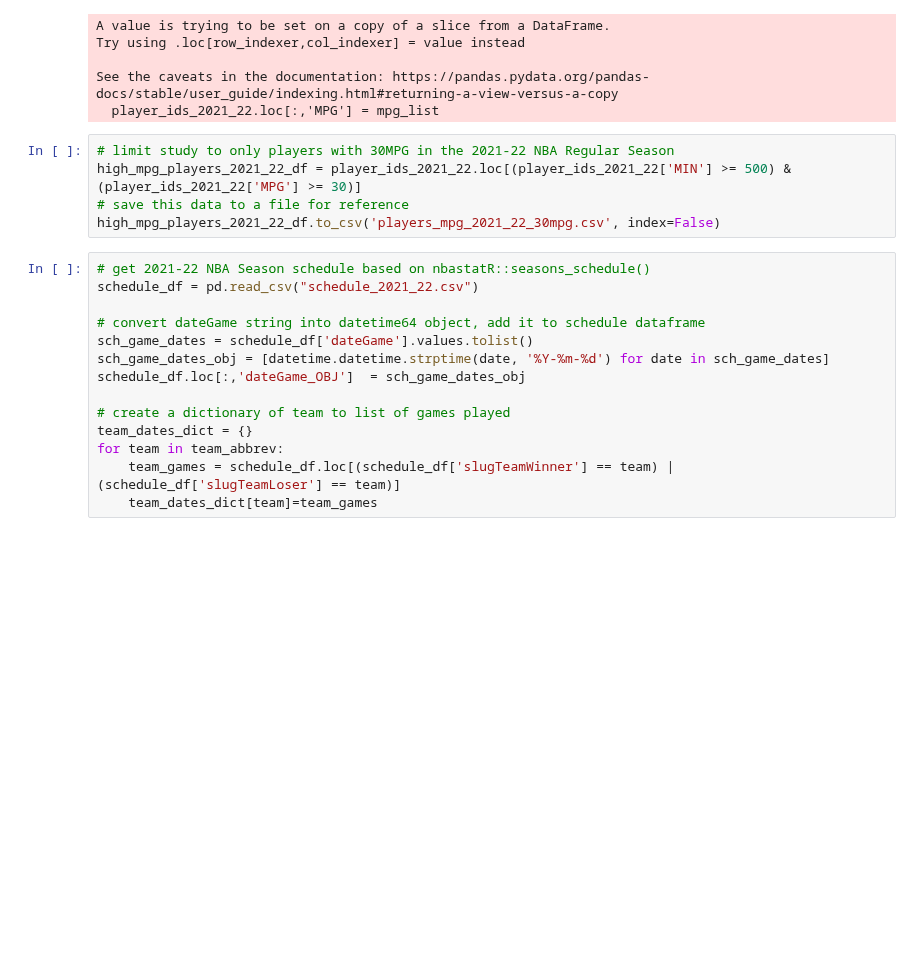
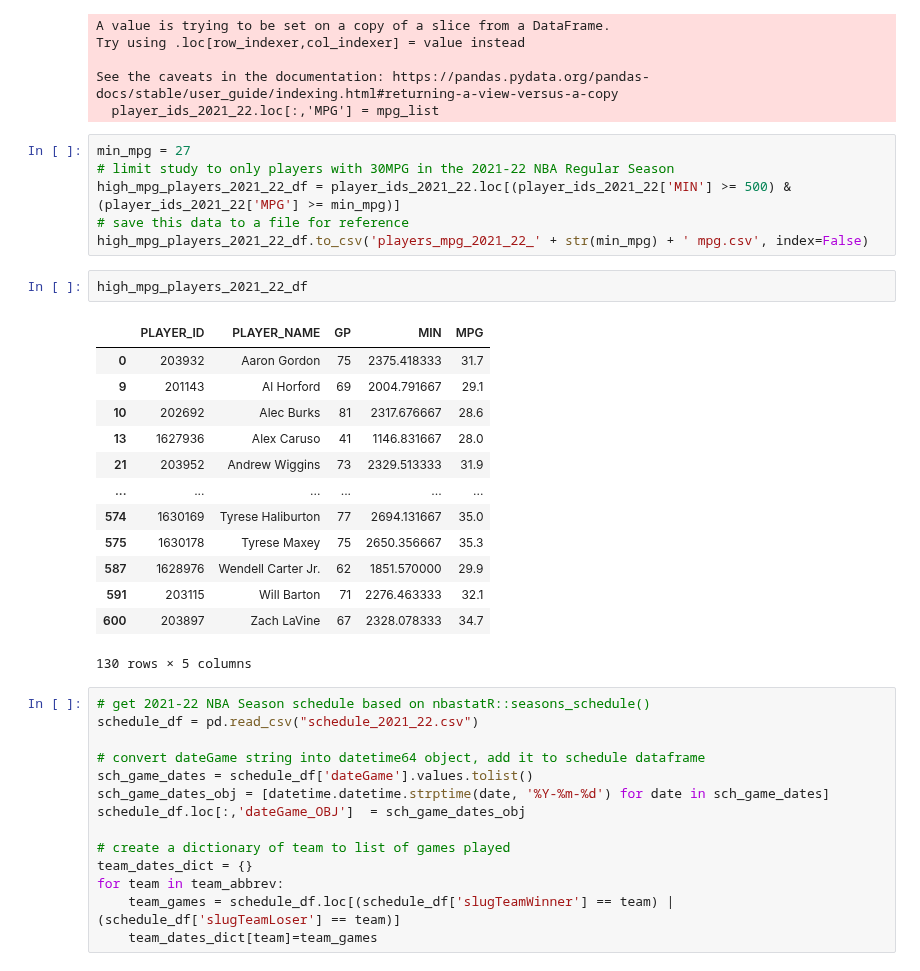
Before and after one commit to NadeemPatel2019/MSDS-456-final-project, a Jupyter notebook: nba_com_player_game_logs_injuries_2021-22.ipynb, the cells around one changed output. Saved outputs shown, nothing was run; the diff lists cells and outputs as text; blank space fills up the shorter version.

```diff
--- a/nba_com_player_game_logs_injuries_2021-22.ipynb
+++ b/nba_com_player_game_logs_injuries_2021-22.ipynb
@@ -417,10 +417,27 @@ Try using .loc[row_indexer,col_indexer] = value instead
 See the caveats in the documentation: https://pandas.pydata.org/pandas-docs/stable/user_guide/indexing.html#returning-a-view-versus-a-copy
   player_ids_2021_22.loc[:,'MPG'] = mpg_list
 # %%
+min_mpg = 27
 # limit study to only players with 30MPG in the 2021-22 NBA Regular Season
-high_mpg_players_2021_22_df = player_ids_2021_22.loc[(player_ids_2021_22['MIN'] >= 500) & (player_ids_2021_22['MPG'] >= 30)]
+high_mpg_players_2021_22_df = player_ids_2021_22.loc[(player_ids_2021_22['MIN'] >= 500) & (player_ids_2021_22['MPG'] >= min_mpg)]
 # save this data to a file for reference
-high_mpg_players_2021_22_df.to_csv('players_mpg_2021_22_30mpg.csv', index=False)
+high_mpg_players_2021_22_df.to_csv('players_mpg_2021_22_' + str(min_mpg) + ' mpg.csv', index=False)
+# %%
+high_mpg_players_2021_22_df
+# %% [output]
+|  | PLAYER_ID | PLAYER_NAME | GP | MIN | MPG |
+| 0 | 203932 | Aaron Gordon | 75 | 2375.418333 | 31.7 |
+| 9 | 201143 | Al Horford | 69 | 2004.791667 | 29.1 |
+| 10 | 202692 | Alec Burks | 81 | 2317.676667 | 28.6 |
+| 13 | 1627936 | Alex Caruso | 41 | 1146.831667 | 28.0 |
+| 21 | 203952 | Andrew Wiggins | 73 | 2329.513333 | 31.9 |
+| ... | ... | ... | ... | ... | ... |
+| 574 | 1630169 | Tyrese Haliburton | 77 | 2694.131667 | 35.0 |
+| 575 | 1630178 | Tyrese Maxey | 75 | 2650.356667 | 35.3 |
+| 587 | 1628976 | Wendell Carter Jr. | 62 | 1851.570000 | 29.9 |
+| 591 | 203115 | Will Barton | 71 | 2276.463333 | 32.1 |
+| 600 | 203897 | Zach LaVine | 67 | 2328.078333 | 34.7 |
+130 rows × 5 columns
 # %%
 # get 2021-22 NBA Season schedule based on nbastatR::seasons_schedule()
 schedule_df = pd.read_csv("schedule_2021_22.csv")
```
Also changed, not shown: parts of 5 cells of this notebook.
